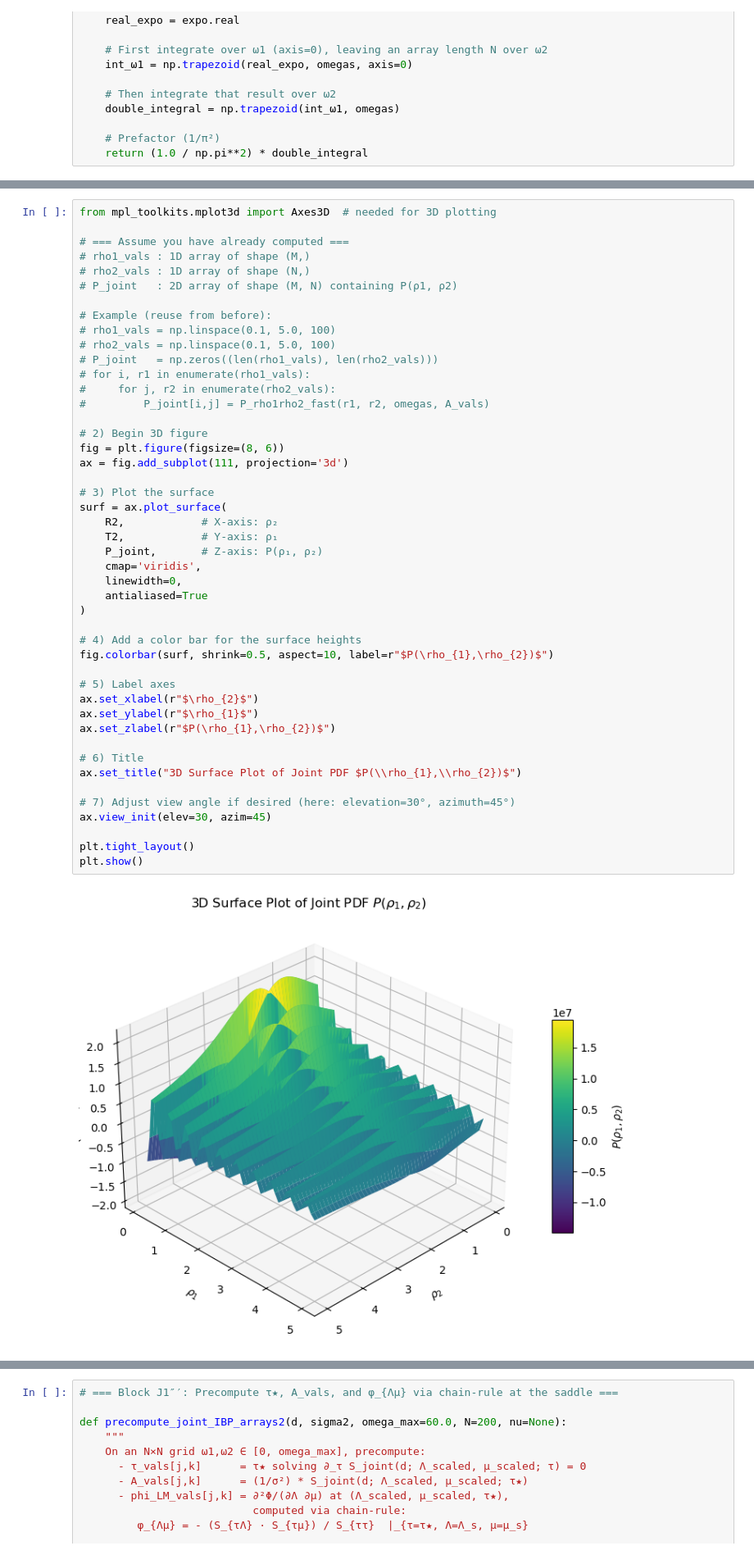
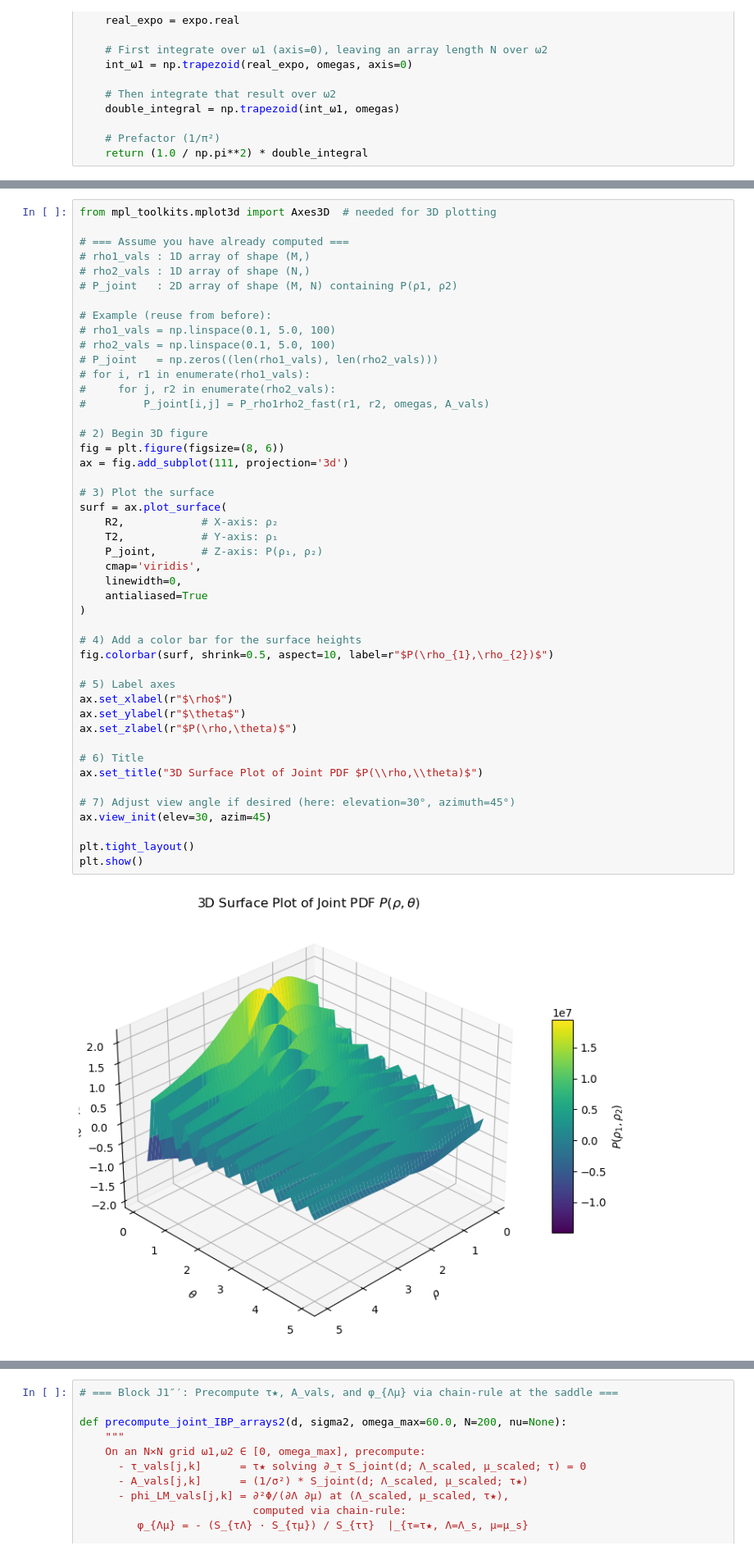
Before and after one commit to Puspaaa/LDP-LSSU, a Jupyter notebook: CGF_Joint - PDF.ipynb, the cells around one changed output, grey strips where cells are left out. Shown at 82% size. Cells and saved outputs as stored; diff of their text form.

```diff
--- a/CGF_Joint - PDF.ipynb
+++ b/CGF_Joint - PDF.ipynb
@@ -684,35 +686,35 @@ from mpl_toolkits.mplot3d import Axes3D  # needed for 3D plotting
 #     for j, r2 in enumerate(rho2_vals):
 #         P_joint[i,j] = P_rho1rho2_fast(r1, r2, omegas, A_vals)
 
 # 2) Begin 3D figure
 fig = plt.figure(figsize=(8, 6))
 ax = fig.add_subplot(111, projection='3d')
 
 # 3) Plot the surface
 surf = ax.plot_surface(
     R2,            # X-axis: ρ₂
     T2,            # Y-axis: ρ₁
     P_joint,       # Z-axis: P(ρ₁, ρ₂)
     cmap='viridis',
     linewidth=0,
     antialiased=True
 )
 
 # 4) Add a color bar for the surface heights
 fig.colorbar(surf, shrink=0.5, aspect=10, label=r"$P(\rho_{1},\rho_{2})$")
 
 # 5) Label axes
-ax.set_xlabel(r"$\rho_{2}$")
-ax.set_ylabel(r"$\rho_{1}$")
-ax.set_zlabel(r"$P(\rho_{1},\rho_{2})$")
+ax.set_xlabel(r"$\rho$")
+ax.set_ylabel(r"$\theta$")
+ax.set_zlabel(r"$P(\rho,\theta)$")
 
 # 6) Title
-ax.set_title("3D Surface Plot of Joint PDF $P(\\rho_{1},\\rho_{2})$")
+ax.set_title("3D Surface Plot of Joint PDF $P(\\rho,\\theta)$")
 
 # 7) Adjust view angle if desired (here: elevation=30°, azimuth=45°)
 ax.view_init(elev=30, azim=45)
 
 plt.tight_layout()
 plt.show()
 # %% [output]
-[figure, old version]
+[figure, new version]
```
Also changed, not shown: parts of 19 cells of this notebook.
